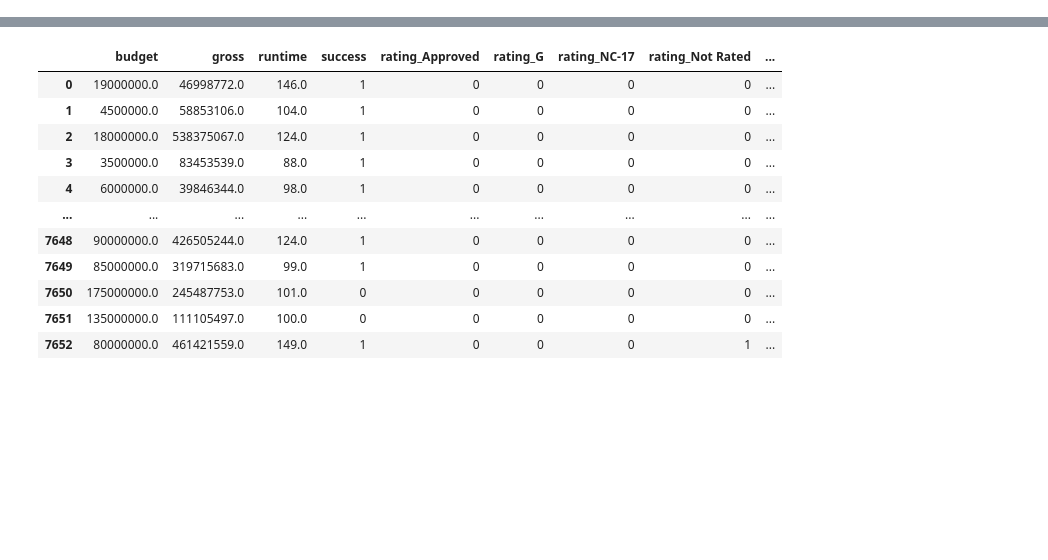
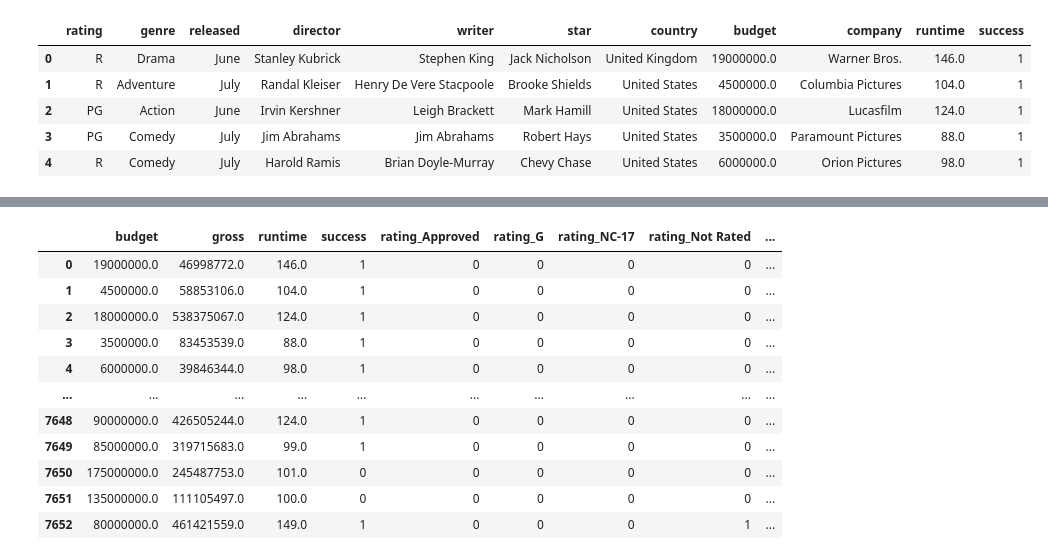
Before and after one commit to jonyang6483/Project-4-Movie-Projections, a Jupyter notebook: MovieDB/actor_writer_director.ipynb, the cells around one changed output, grey strips where cells are left out. Cells and saved outputs as stored; diff of their text form; code cells hidden in the pictures; blank space fills up the shorter version.

```diff
--- a/MovieDB/actor_writer_director.ipynb
+++ b/MovieDB/actor_writer_director.ipynb
@@ -43,6 +43,19 @@ df_movie.head()
 | 2 | Star Wars: Episode V - The Empire... | PG | Action | June | Irvin Kershner | Leigh Brackett | Mark Hamill | United States | 18000000.0 | 538375067.0 | Lucasfilm | ... |
 | 3 | Airplane! | PG | Comedy | July | Jim Abrahams | Jim Abrahams | Robert Hays | United States | 3500000.0 | 83453539.0 | Paramount Pictures | ... |
 | 4 | Caddyshack | R | Comedy | July | Harold Ramis | Brian Doyle-Murray | Chevy Chase | United States | 6000000.0 | 39846344.0 | Orion Pictures | ... |
+# %%
+df_movie['success'] = df_movie['trixbudget'].map(lambda x: x>0).astype(int)
+# %%
+df_movie_clean = df_movie.drop(columns=['name', 'trixbudget', 'gross'])
+# %%
+df_movie_clean.head()
+# %% [output]
+|  | rating | genre | released | director | writer | star | country | budget | company | runtime | success |
+| 0 | R | Drama | June | Stanley Kubrick | Stephen King | Jack Nicholson | United Kingdom | 19000000.0 | Warner Bros. | 146.0 | 1 |
+| 1 | R | Adventure | July | Randal Kleiser | Henry De Vere Stacpoole | Brooke Shields | United States | 4500000.0 | Columbia Pictures | 104.0 | 1 |
+| 2 | PG | Action | June | Irvin Kershner | Leigh Brackett | Mark Hamill | United States | 18000000.0 | Lucasfilm | 124.0 | 1 |
+| 3 | PG | Comedy | July | Jim Abrahams | Jim Abrahams | Robert Hays | United States | 3500000.0 | Paramount Pictures | 88.0 | 1 |
+| 4 | R | Comedy | July | Harold Ramis | Brian Doyle-Murray | Chevy Chase | United States | 6000000.0 | Orion Pictures | 98.0 | 1 |
 # %%
 df_movie['success'] = df_movie['trixbudget'].map(lambda x: x>0).astype(int)
 # %%
```
Also changed, not shown: parts of 1 cell of this notebook.
